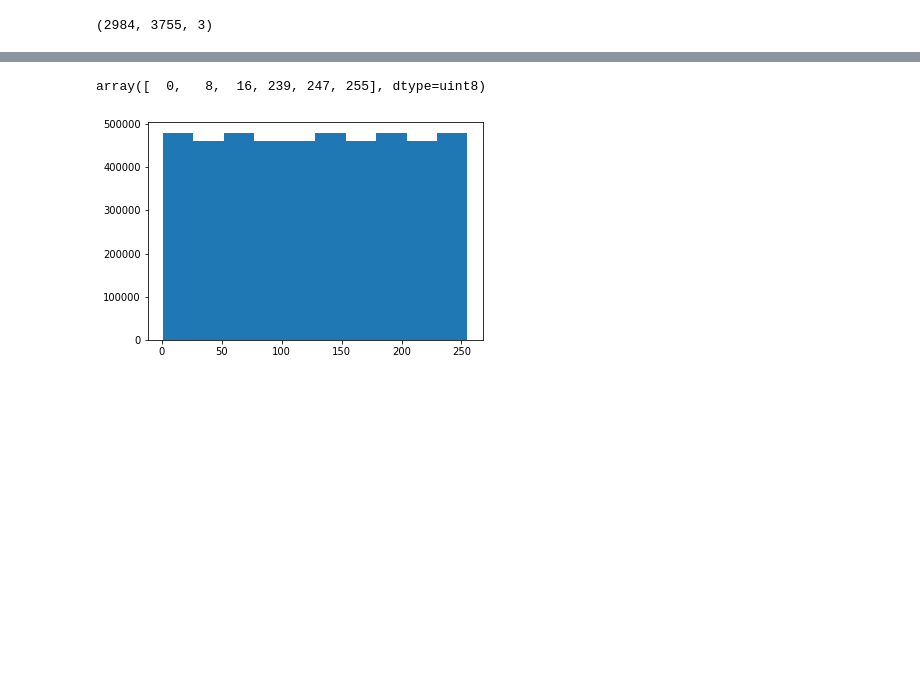
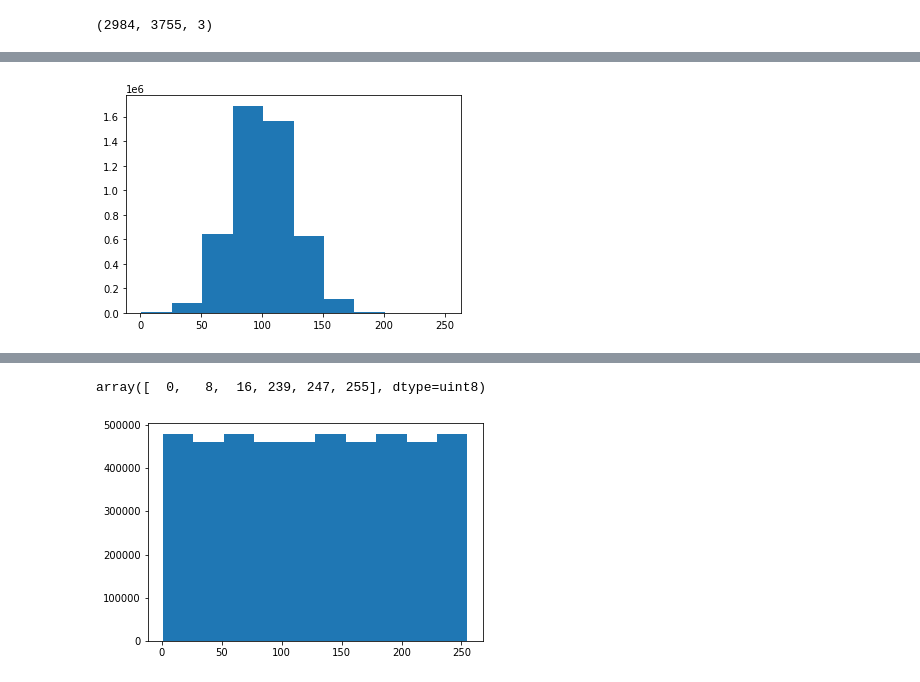
Before and after one commit to skyseed-berlin/unsupervised-segmentation, a Jupyter notebook: notebooks/tif_import.ipynb, the cells around one changed output, grey strips where cells are left out. Cells and saved outputs as stored; diff of their text form; code cells hidden in the pictures; blank space fills up the shorter version.

```diff
--- a/notebooks/tif_import.ipynb
+++ b/notebooks/tif_import.ipynb
@@ -93,0 +142,5 @@ plt.show()
+# %%
+# numero 3
+hist_plot(raw_array=img_ms_tiff[:,:,2])
+# %% [output]
+[figure, added]
```
Also changed, not shown: parts of 20 cells of this notebook.
